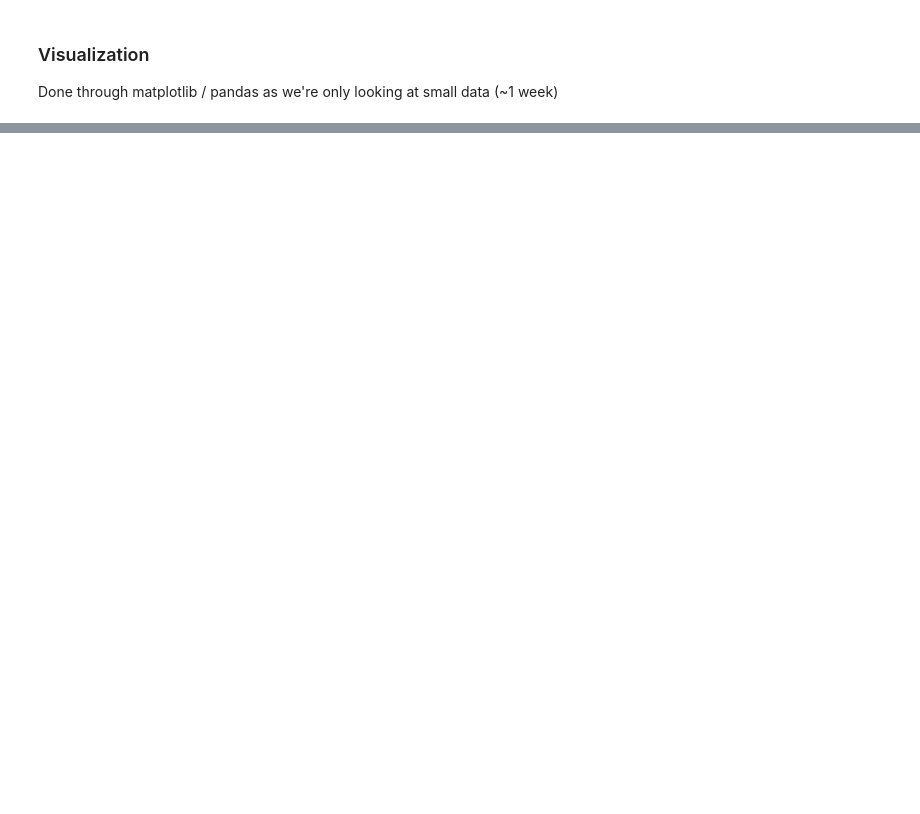
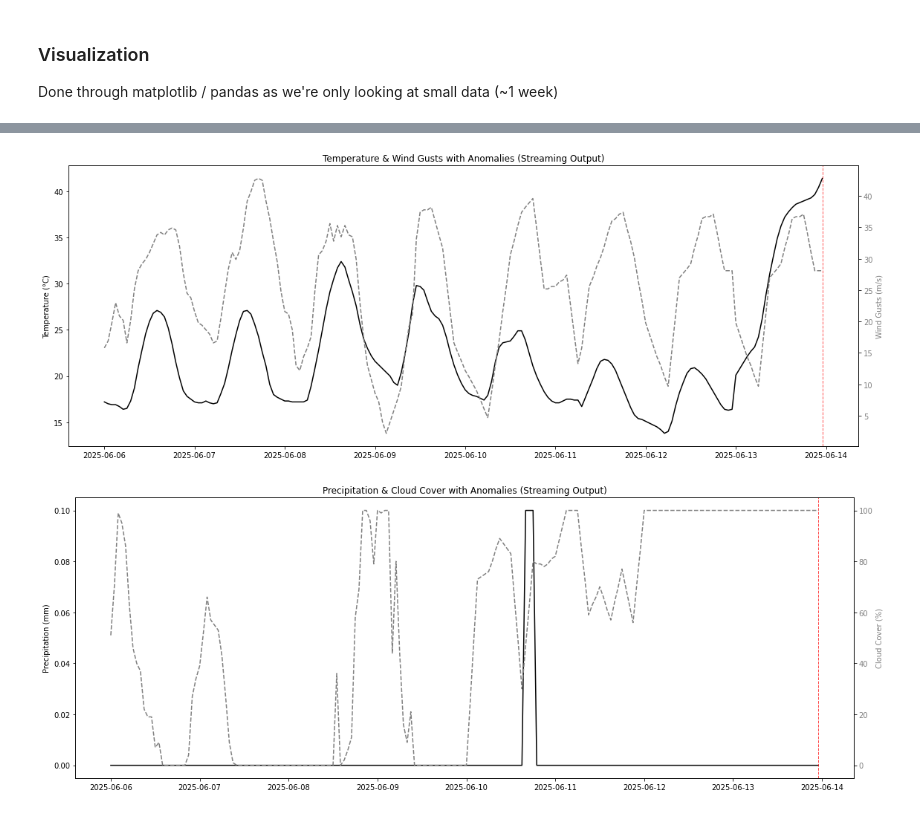
Before and after one commit to berthlou/dsaa_bda, a Jupyter notebook: Live - Streaming and Visualizations.ipynb, the cells around one changed output, grey strips where cells are left out. Cells and saved outputs as stored; diff of their text form; code cells hidden in the pictures; blank space fills up the shorter version.

```diff
--- a/Live - Streaming and Visualizations.ipynb
+++ b/Live - Streaming and Visualizations.ipynb
@@ -210,0 +339,48 @@ Done through matplotlib / pandas as we're only looking at small data (~1 week)
+# %%
+import matplotlib.pyplot as plt
+
+### Temperature & Wind Gusts
+fig, ax1 = plt.subplots(figsize=(16, 6))
+
+ax1.plot(plot_stream_df["time"], plot_stream_df["temperature_2m"], color="black", label="Temperature (°C)")
+ax1.set_ylabel("Temperature (°C)", color="black")
+ax1.tick_params(axis='y', labelcolor="black")
+
+# Mark anomalies
+for anomaly_time in plot_stream_df.loc[plot_stream_df["is_anomaly"] == 1, "time"]:
+    ax1.axvline(x=anomaly_time, color="red", linestyle="--", linewidth=1, alpha=0.7)
+
+# Wind Gusts overlay
+ax2 = ax1.twinx()
+ax2.plot(plot_stream_df["time"], plot_stream_df["wind_gusts_10m"], color="gray", linestyle='--', label="Wind Gusts (m/s)")
+ax2.set_ylabel("Wind Gusts (m/s)", color="gray")
+ax2.tick_params(axis='y', labelcolor="gray")
+ax2.get_xaxis().set_visible(False)
+
+plt.title("Temperature & Wind Gusts with Anomalies (Streaming Output)")
+fig.tight_layout()
+plt.show()
+
+
+### Precipitation & Cloud Cover
+fig, ax3 = plt.subplots(figsize=(16, 6))
+
+ax3.plot(plot_stream_df["time"], plot_stream_df["precipitation"], color="black", label="Precipitation (mm)")
+ax3.set_ylabel("Precipitation (mm)", color="black")
+ax3.tick_params(axis='y', labelcolor="black")
+
+for anomaly_time in plot_stream_df.loc[plot_stream_df["is_anomaly"] == 1, "time"]:
+    ax3.axvline(x=anomaly_time, color="red", linestyle="--", linewidth=1, alpha=0.7)
+
+ax4 = ax3.twinx()
+ax4.plot(plot_stream_df["time"], plot_stream_df["cloud_cover"], color="gray", linestyle='--', label="Cloud Cover (%)")
+ax4.set_ylabel("Cloud Cover (%)", color="gray")
+ax4.tick_params(axis='y', labelcolor="gray")
+ax4.get_xaxis().set_visible(False)
+
+plt.title("Precipitation & Cloud Cover with Anomalies (Streaming Output)")
+fig.tight_layout()
+plt.show()
+# %% [output]
+[figure, added]
+[figure, added]
```
Also changed, not shown: parts of 34 cells of this notebook.
